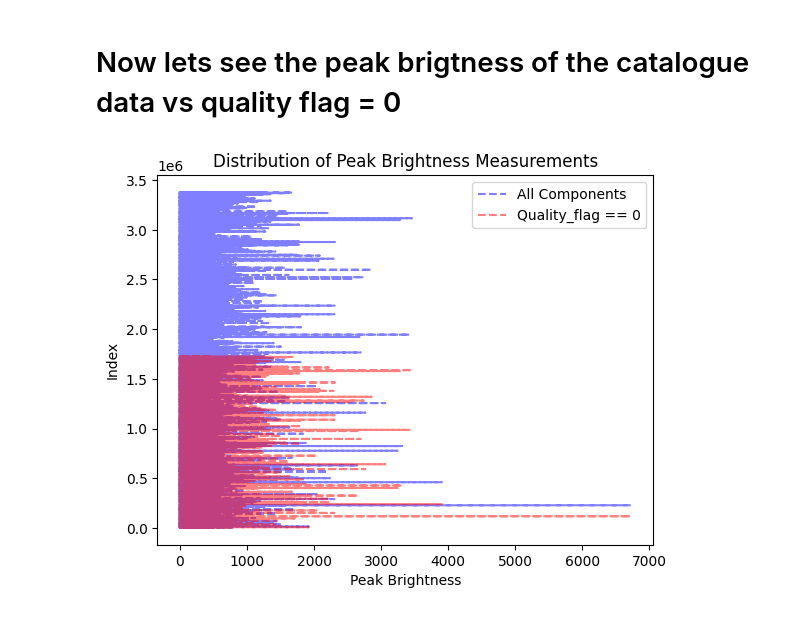
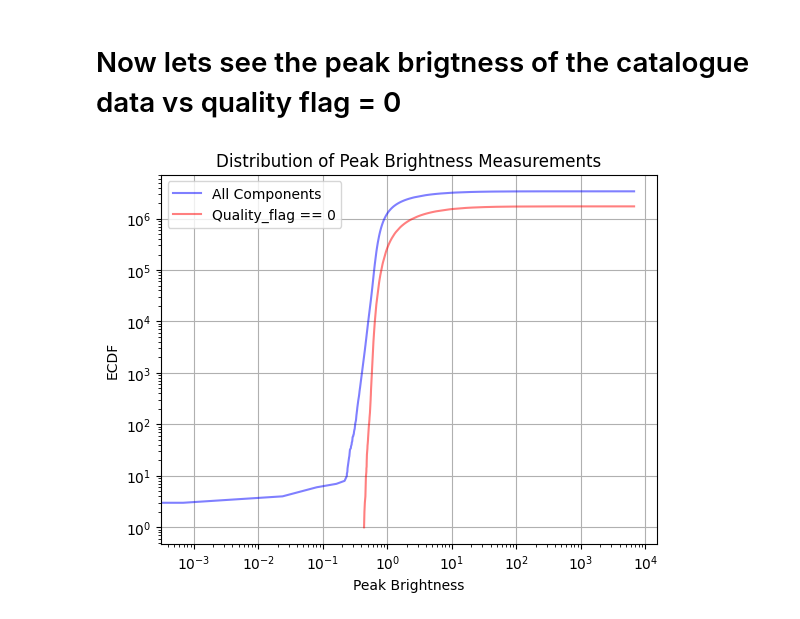
Before and after one commit to Darkandpure/Data-mining-for-transients-, a Jupyter notebook: Data_read.ipynb, the cells around one changed output. Cells and saved outputs as stored; diff of their text form; code cells hidden in the pictures.

Commit message:
modified:   Data_read.ipynb 	new file:   output.png

```diff
--- a/Data_read.ipynb
+++ b/Data_read.ipynb
@@ -7,5 +11,5 @@ import seaborn as sns
 # %%
-file_path = "/home/vivek/Downloads/project/Quick_look1_r.parquet"
+file_path = "/home/vivek/Desktop/Ms-paper/Quick_look1_r.parquet"
 
 # Read the CSV file in chunks
 df = pd.read_parquet(file_path)
@@ -34,26 +54,25 @@ df.tail()
 # %% [markdown]
 # Now lets see the peak brigtness of the catalogue data vs quality flag = 0
+# %%
+
+# Separate the data into two groups based on Quality_flag
+all_components = df['Peak_flux'].sort_values()
+quality_flag_0_components = df[df['Quality_flag'] == 0]['Peak_flux'].sort_values()
 # %%
-# Separate the data into two groups based on Quality_flag
-all_components = df['Peak_flux']
-quality_flag_0_components = df[df['Quality_flag'] == 0]['Peak_flux']
+# Create the y-axis values for the line plot
+y_all = np.arange(1, len(all_components)+1)
+y_quality_flag_0 = np.arange(1, len(quality_flag_0_components)+1)
 
-# Separate the data into two groups based on Quality_flag
-all_components = df['Peak_flux']
-quality_flag_0_components = df[df['Quality_flag'] == 0]['Peak_flux']
-
-# Create the y-axis values for the line plot
-y_all = range(len(all_components))
-y_quality_flag_0 = range(len(quality_flag_0_components))
-
-
-# Plot the line plots for all components and Quality_flag == 0 components with dashed lines
-plt.plot(all_components, y_all, linestyle='--', color='blue', alpha=0.5, label='All Components')
-plt.plot(quality_flag_0_components, y_quality_flag_0, linestyle='--', color='red', alpha=0.5, label='Quality_flag == 0')
+# Plot the line plots for all components and Quality_flag == 0 components
+plt.plot(all_components, y_all, color='blue', alpha=0.5, label='All Components')
+plt.plot(quality_flag_0_components, y_quality_flag_0, color='red', alpha=0.5, label='Quality_flag == 0')
 plt.xlabel('Peak Brightness')
-plt.ylabel('Index')
+plt.ylabel('ECDF')
+plt.xscale('log')
+plt.yscale('log')
 plt.title('Distribution of Peak Brightness Measurements')
 plt.legend()
+plt.grid(True)
 plt.show()
 # %% [output]
-[figure, old version]
+[figure, new version]
```
Also changed, not shown: parts of 6 cells of this notebook, 1 other file.
